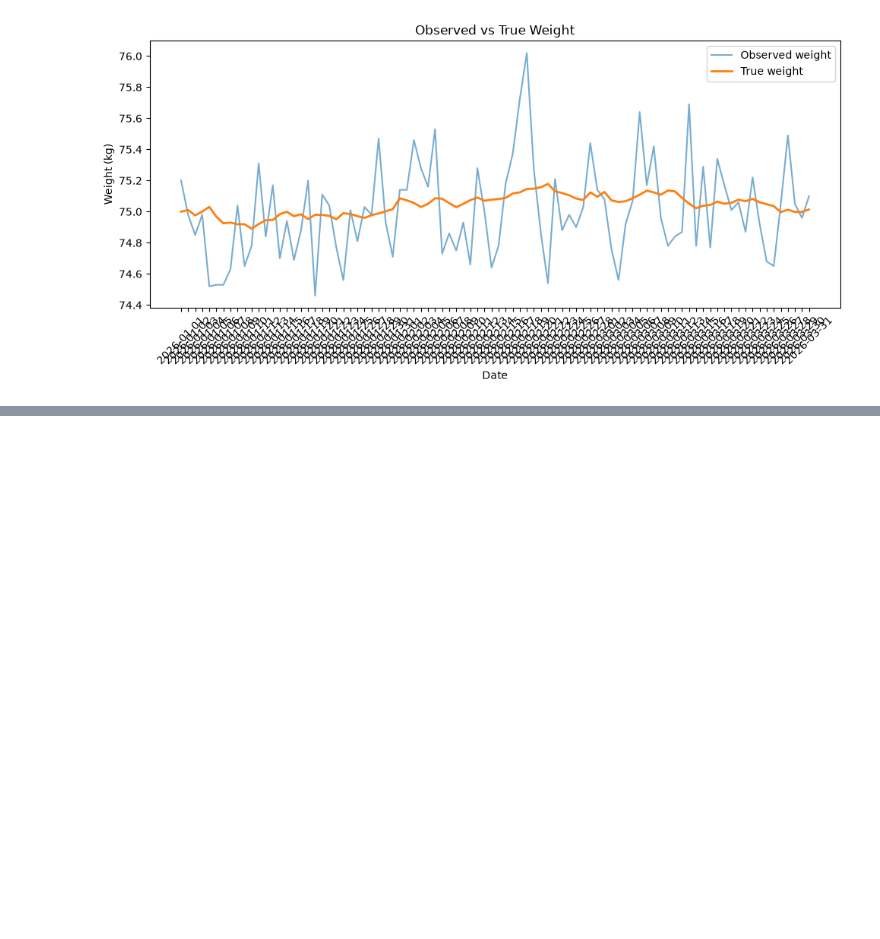
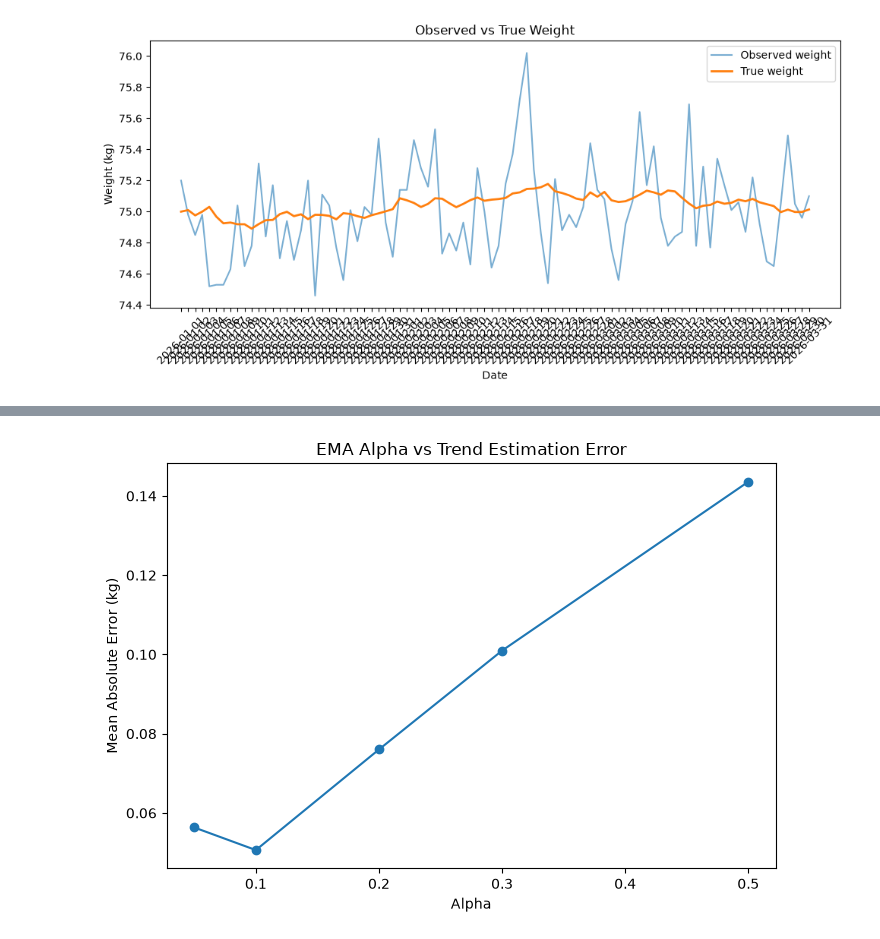
Before and after one commit to Garv-com/physiq, a Jupyter notebook: notebooks/01_explore_synthetic_data.ipynb, the cells around one changed output, grey strips where cells are left out. Drawn from its saved outputs; the diff is of its cells as text; code cells hidden in the pictures; blank space fills up the shorter version.

```diff
--- a/notebooks/01_explore_synthetic_data.ipynb
+++ b/notebooks/01_explore_synthetic_data.ipynb
@@ -30,0 +74,18 @@ plt.show()
+# %%
+alphas = [0.05, 0.1, 0.2, 0.3, 0.5]
+maes = []
+
+for a in alphas:
+    test = compute_ema_trend(df, alpha=a)
+    mae = (test["trend_weight"] - test["true_weight"]).abs().mean()
+    maes.append(mae)
+
+plt.figure(figsize=(7, 5))
+plt.plot(alphas, maes, marker="o")
+plt.xlabel("Alpha")
+plt.ylabel("Mean Absolute Error (kg)")
+plt.title("EMA Alpha vs Trend Estimation Error")
+plt.tight_layout()
+plt.show()
+# %% [output]
+[figure, added]
```
Also changed, not shown: parts of 5 cells of this notebook, 1 other file.
